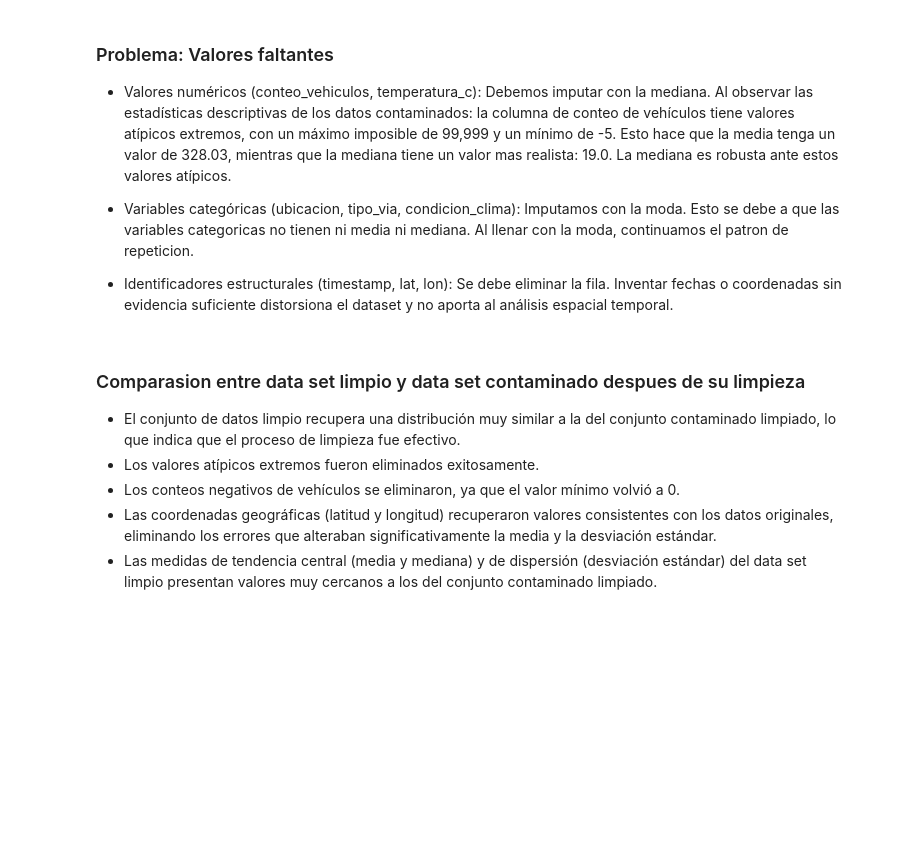
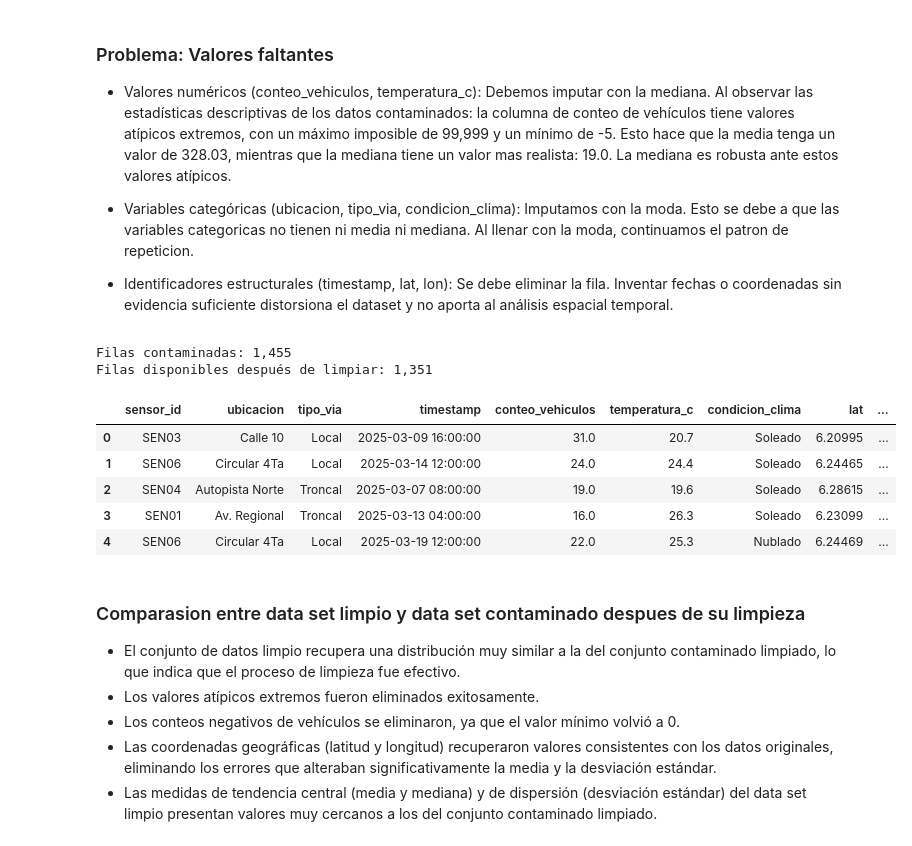
Before and after one commit to Jeronimo1303/Data_Science_Challenge_01, a Jupyter notebook: notebooks/taller_practico_01_analisis.ipynb, the cells around one changed output. Drawn from its saved outputs; the diff is of its cells as text; code cells hidden in the pictures; blank space fills up the shorter version.

```diff
--- a/notebooks/taller_practico_01_analisis.ipynb
+++ b/notebooks/taller_practico_01_analisis.ipynb
@@ -278,7 +441,7 @@ Filtramos los datos operativos. Definimos que los vehículos deben estar en el r
 # %%
 # Valores imposibles se convierten en faltantes; el límite de 5.000 vehículos
 # corresponde a un conteo operativo por intervalo, no a un acumulado diario.
-trabajo.loc[~trabajo["conteo_vehiculos"].between(0, 999), "conteo_vehiculos"] = np.nan
+trabajo.loc[~trabajo["conteo_vehiculos"].between(0, 5000), "conteo_vehiculos"] = np.nan
 trabajo.loc[~trabajo["temperatura_c"].between(-10, 45), "temperatura_c"] = np.nan
 # %% [markdown]
 ### Problema: Valores faltantes
@@ -291,17 +454,27 @@ trabajo.loc[~trabajo["temperatura_c"].between(-10, 45), "temperatura_c"] = np.na
 # %%
 # Imputación
 for columna in ["conteo_vehiculos", "temperatura_c"]:
     trabajo[columna] = trabajo[columna].fillna(trabajo[columna].median())
 for columna in ["ubicacion", "tipo_via", "condicion_clima"]:
     trabajo[columna] = trabajo[columna].fillna(trabajo[columna].mode().iloc[0])
 
 
 # Fechas o coordenadas sin evidencia suficiente no se inventan: se excluyen del análisis.
 df_trabajo = trabajo.dropna(subset=["timestamp", "lat", "lon"]).copy()
+df_trabajo["hora"] = df_trabajo["timestamp"].dt.hour
 
 print(f"Filas contaminadas: {len(df_contaminado):,}")
 print(f"Filas disponibles después de limpiar: {len(df_trabajo):,}")
 display(df_trabajo.head())
+# %% [output]
+Filas contaminadas: 1,455
+Filas disponibles después de limpiar: 1,351
+|  | sensor_id | ubicacion | tipo_via | timestamp | conteo_vehiculos | temperatura_c | condicion_clima | lat | ... |
+| 0 | SEN03 | Calle 10 | Local | 2025-03-09 16:00:00 | 31.0 | 20.7 | Soleado | 6.20995 | ... |
+| 1 | SEN06 | Circular 4Ta | Local | 2025-03-14 12:00:00 | 24.0 | 24.4 | Soleado | 6.24465 | ... |
+| 2 | SEN04 | Autopista Norte | Troncal | 2025-03-07 08:00:00 | 19.0 | 19.6 | Soleado | 6.28615 | ... |
+| 3 | SEN01 | Av. Regional | Troncal | 2025-03-13 04:00:00 | 16.0 | 26.3 | Soleado | 6.23099 | ... |
+| 4 | SEN06 | Circular 4Ta | Local | 2025-03-19 12:00:00 | 22.0 | 25.3 | Nublado | 6.24469 | ... |
 # %% [markdown]
 ### Comparasion entre data set limpio y data set contaminado despues de su limpieza
 
```
Also changed, not shown: parts of 21 cells of this notebook, 1 other file.
